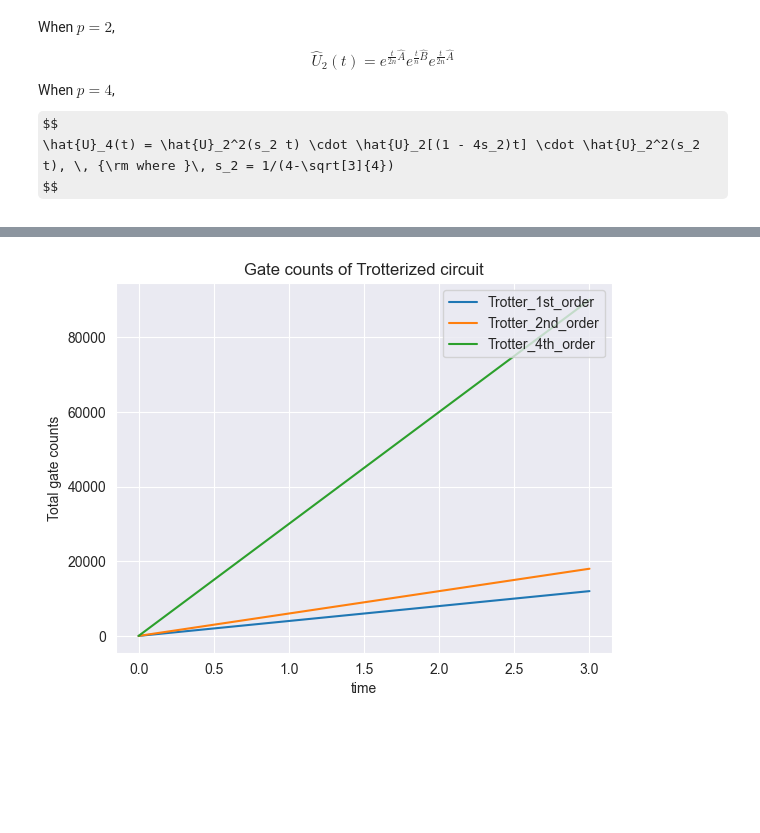
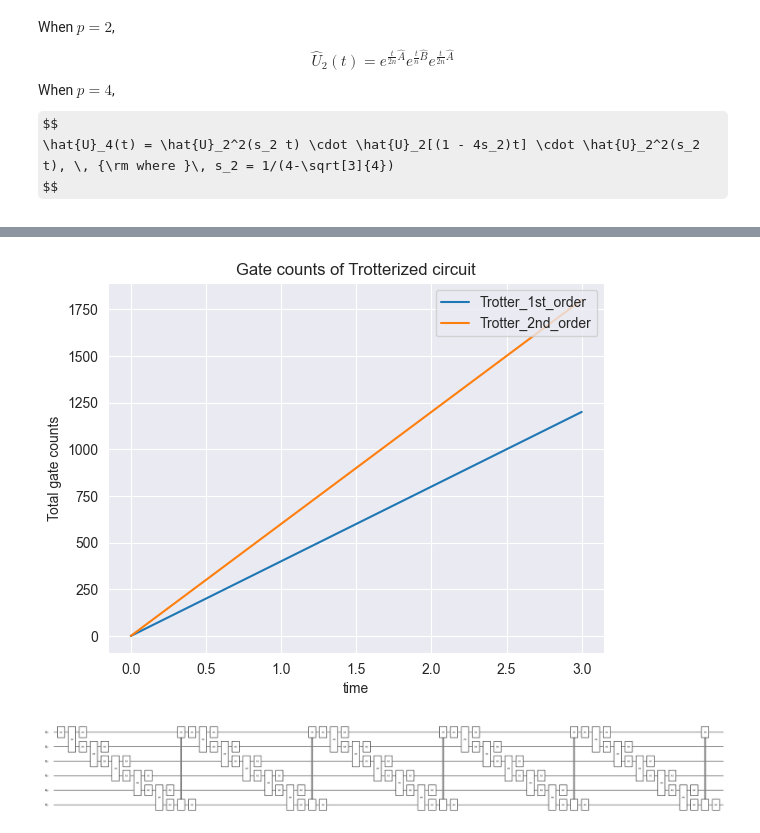
Before and after one commit to yforest-osaka/09_trotterization, a Jupyter notebook: second_order_trotter_dynamics.ipynb, the cells around one changed output, grey strips where cells are left out. Drawn from its saved outputs; the diff is of its cells as text; code cells hidden in the pictures; some formulas as TeX source; blank space fills up the shorter version.

```diff
--- a/second_order_trotter_dynamics.ipynb
+++ b/second_order_trotter_dynamics.ipynb
@@ -33,7 +33,7 @@ nqubits = 6
 # Simuation time
 t = 3
 # split count for Trotter decomposition
-M = 1000
+M = 100
 # time division for each step
 delta = t / M
 
@@ -79,7 +79,7 @@ plt.ylabel("Value of magnetization")
 plt.title("Dynamics of transverse Ising model")
 plt.plot(x, y_trotter_1, label="Trotter_1st_order")
 plt.plot(x, y_trotter_2, label="Trotter_2nd_order")
-plt.plot(x, y_trotter_4, label="Trotter_4th_order")
+# plt.plot(x, y_trotter_4, label="Trotter_4th_order")
 plt.plot(x, y_exact, label="exact")
 plt.legend()
 plt.show()
@@ -100,12 +102,16 @@ plt.show()
 # %%
 # Compare the gate counts
 plt.xlabel("time")
 plt.ylabel("Total gate counts")
 plt.title("Gate counts of Trotterized circuit")
 plt.plot(x, [circuit_trotter_transIsing_1.get_gate_count() * i for i in range(M + 1)], label="Trotter_1st_order")
 plt.plot(x, [circuit_trotter_transIsing_2.get_gate_count() * i for i in range(M + 1)], label="Trotter_2nd_order")
-plt.plot(x, [circuit_trotter_transIsing_4.get_gate_count() * i for i in range(M + 1)], label="Trotter_4th_order")
+# plt.plot(x, [circuit_trotter_transIsing_4.get_gate_count() * i for i in range(M + 1)], label="Trotter_4th_order")
 plt.legend(loc="upper right")
 plt.show()
 # %% [output]
-[figure, old version]
+[figure, new version]
+# %%
+draw(circuit_trotter_transIsing_4,'mpl')
+# %% [output]
+[figure, added]
```
Also changed, not shown: parts of 2 cells of this notebook, 2 other files.
